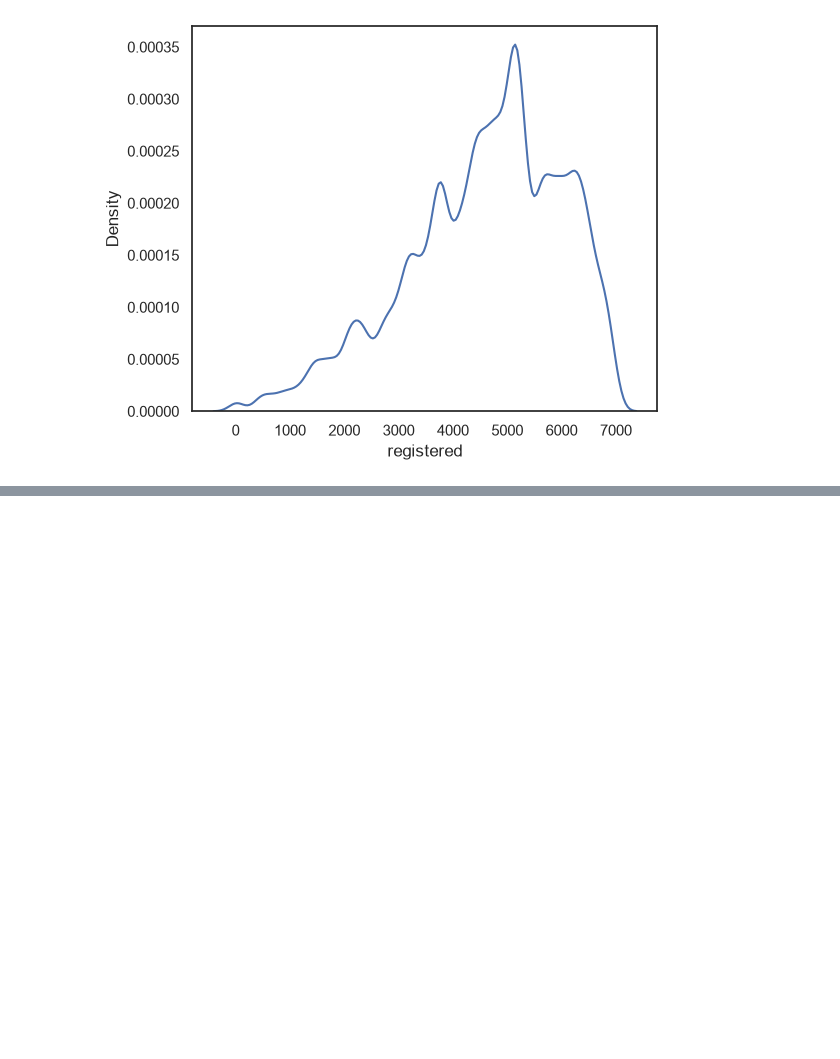
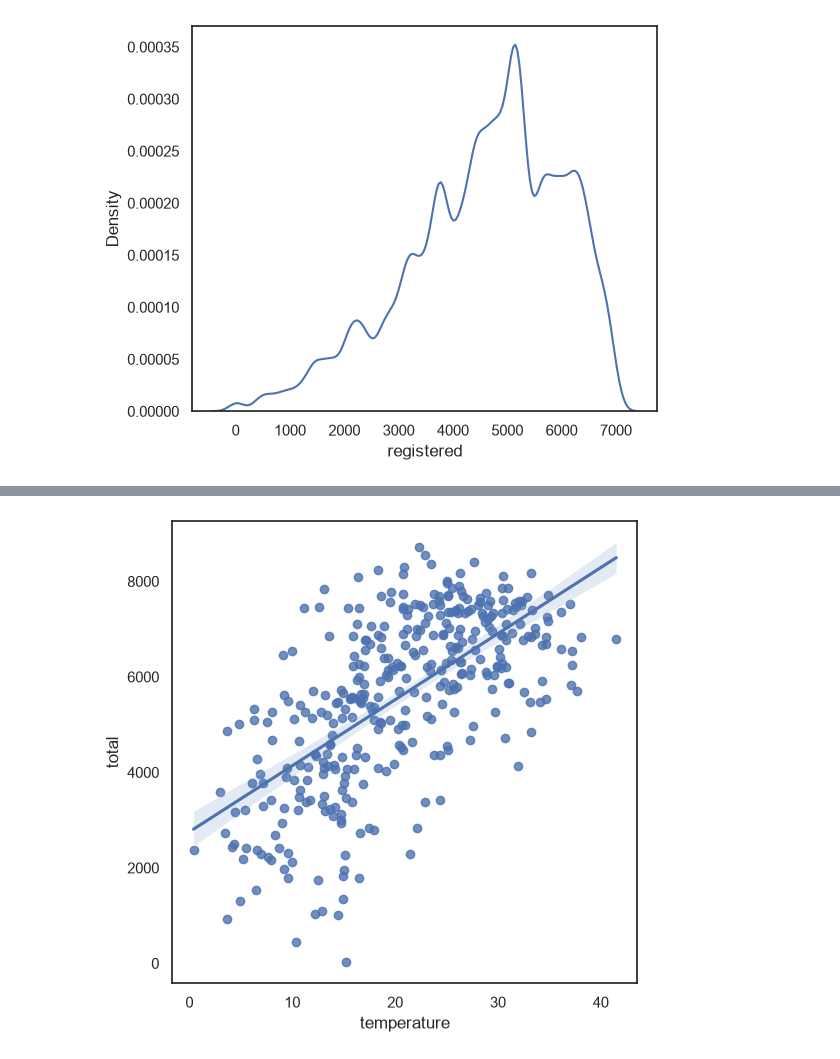
Before and after one commit to hyeonn31/Python_Study, a Jupyter notebook: 10. seaborn_Capital Bike Share.ipynb, the cells around one changed output, grey strips where cells are left out. Cells and saved outputs as stored; diff of their text form; code cells hidden in the pictures; blank space fills up the shorter version.

```diff
--- a/10. seaborn_Capital Bike Share.ipynb
+++ b/10. seaborn_Capital Bike Share.ipynb
@@ -375,0 +396,14 @@ sns.kdeplot(data=df, x='registered',bw_method=0.1)
+# %%
+# [regplot : 산점도 + 회귀선(추세를 나타내는 직선)을 함께 그리는 그래프]
+# 직선 = 점들의 흐름을 가장 잘 나타내는 선. 기울기가 + 면 양의 관계, - 면 음의 관계
+# 선 주변 연한 띠 = 신뢰구간 (추세선이 이 범위 안에 있을 가능성이 높다는 뜻). 띠가 좁을수록 추세가 확실
+#
+# scatterplot 과의 차이 : 점만 찍으면 '대충 올라가네' 정도지만, 선이 있으면 방향과 기울기가 한눈에 보임
+#
+# 이 그래프에서 보면
+#   - 선이 오른쪽 위로 뚜렷하게 올라감 → 기온과 대여 건수는 양의 상관관계 (상관계수 0.64)
+#   - 점들이 선 주변에 비교적 모여 있음 → 꽤 강한 관계
+sns.regplot(data=df, x='temperature', y='total')
+plt.show()
+# %% [output]
+[figure, added]
```
Also changed, not shown: parts of 9 cells of this notebook, 15 other files.
